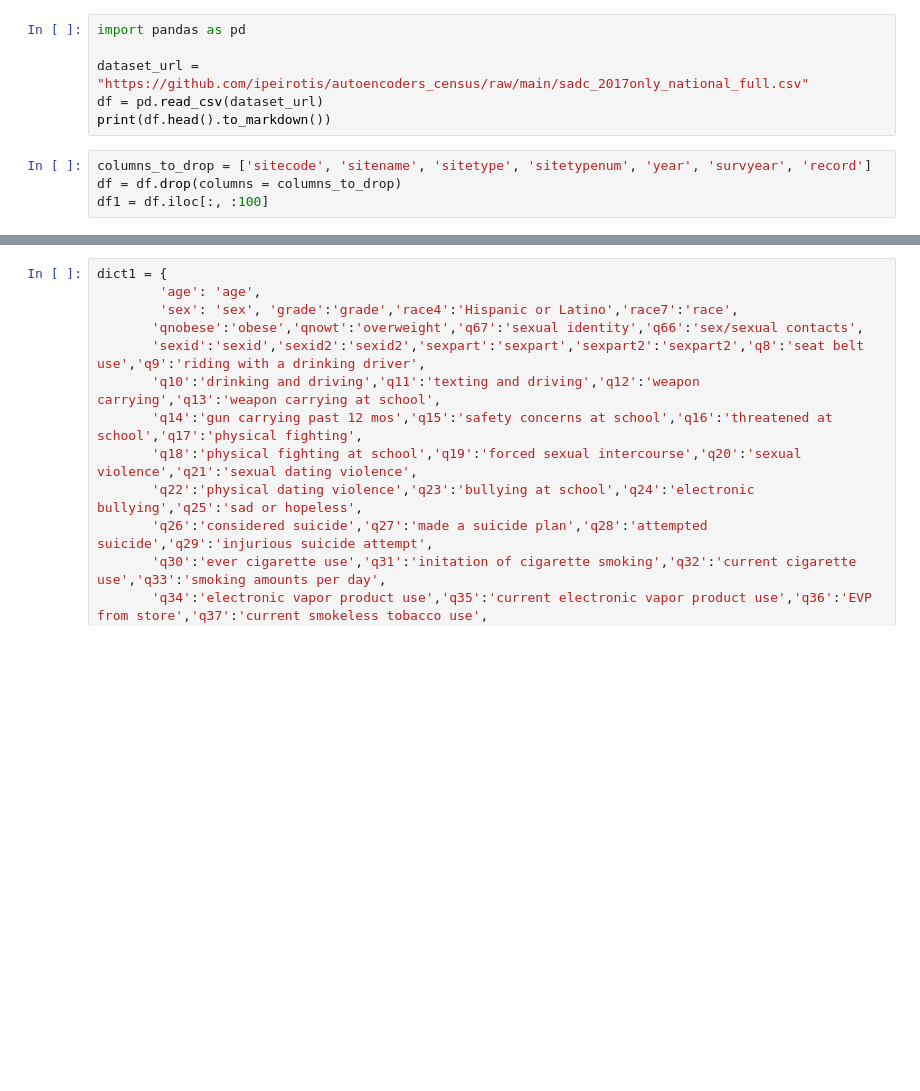
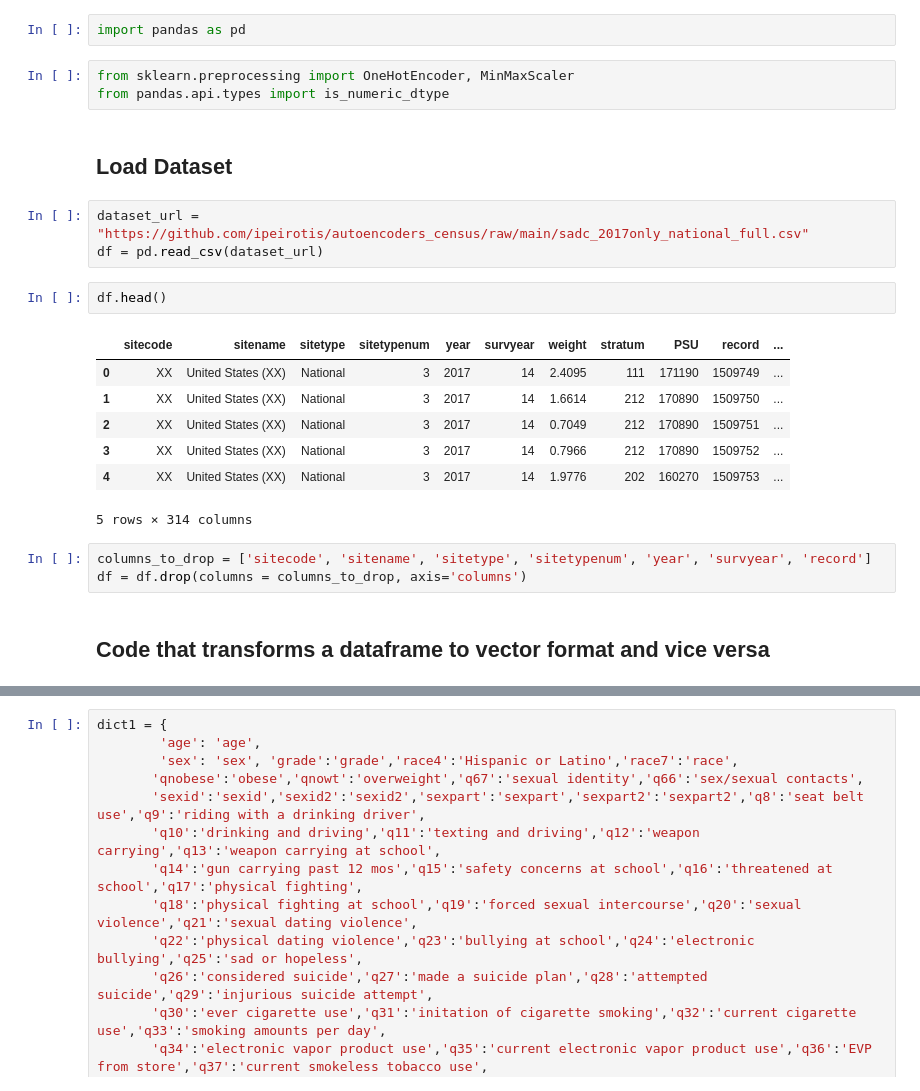
Before and after one commit to kohathyli/Autoencoders_Census, a Jupyter notebook: Autoencoder_YRBSS.ipynb, the cells around one changed output, grey strips where cells are left out. Cells and saved outputs as stored; diff of their text form; blank space fills up the shorter version.

```diff
--- a/Autoencoder_YRBSS.ipynb
+++ b/Autoencoder_YRBSS.ipynb
@@ -1,12 +1,27 @@
 # %% [markdown]
 <a href="https://colab.research.google.com/github/ipeirotis/autoencoders_census/blob/main/Autoencoder_YRBSS.ipynb" target="_parent"><img src="https://colab.research.google.com/assets/colab-badge.svg" alt="Open In Colab"/></a>
+# %%
+import pandas as pd
+# %%
+from sklearn.preprocessing import OneHotEncoder, MinMaxScaler
+from pandas.api.types import is_numeric_dtype
+# %% [markdown]
+## Load Dataset
 # %%
-import pandas as pd
-
 dataset_url = "https://github.com/ipeirotis/autoencoders_census/raw/main/sadc_2017only_national_full.csv"
 df = pd.read_csv(dataset_url)
-print(df.head().to_markdown())
+# %%
+df.head()
+# %% [output]
+|  | sitecode | sitename | sitetype | sitetypenum | year | survyear | weight | stratum | PSU | record | ... |
+| 0 | XX | United States (XX) | National | 3 | 2017 | 14 | 2.4095 | 111 | 171190 | 1509749 | ... |
+| 1 | XX | United States (XX) | National | 3 | 2017 | 14 | 1.6614 | 212 | 170890 | 1509750 | ... |
+| 2 | XX | United States (XX) | National | 3 | 2017 | 14 | 0.7049 | 212 | 170890 | 1509751 | ... |
+| 3 | XX | United States (XX) | National | 3 | 2017 | 14 | 0.7966 | 212 | 170890 | 1509752 | ... |
+| 4 | XX | United States (XX) | National | 3 | 2017 | 14 | 1.9776 | 202 | 160270 | 1509753 | ... |
+5 rows × 314 columns
 # %%
 columns_to_drop = ['sitecode', 'sitename', 'sitetype', 'sitetypenum', 'year', 'survyear', 'record']
-df = df.drop(columns = columns_to_drop)
-df1 = df.iloc[:, :100]
+df = df.drop(columns = columns_to_drop, axis='columns')
+# %% [markdown]
+## Code that transforms a dataframe to vector format and vice versa
```
Also changed, not shown: parts of 22 cells of this notebook.
